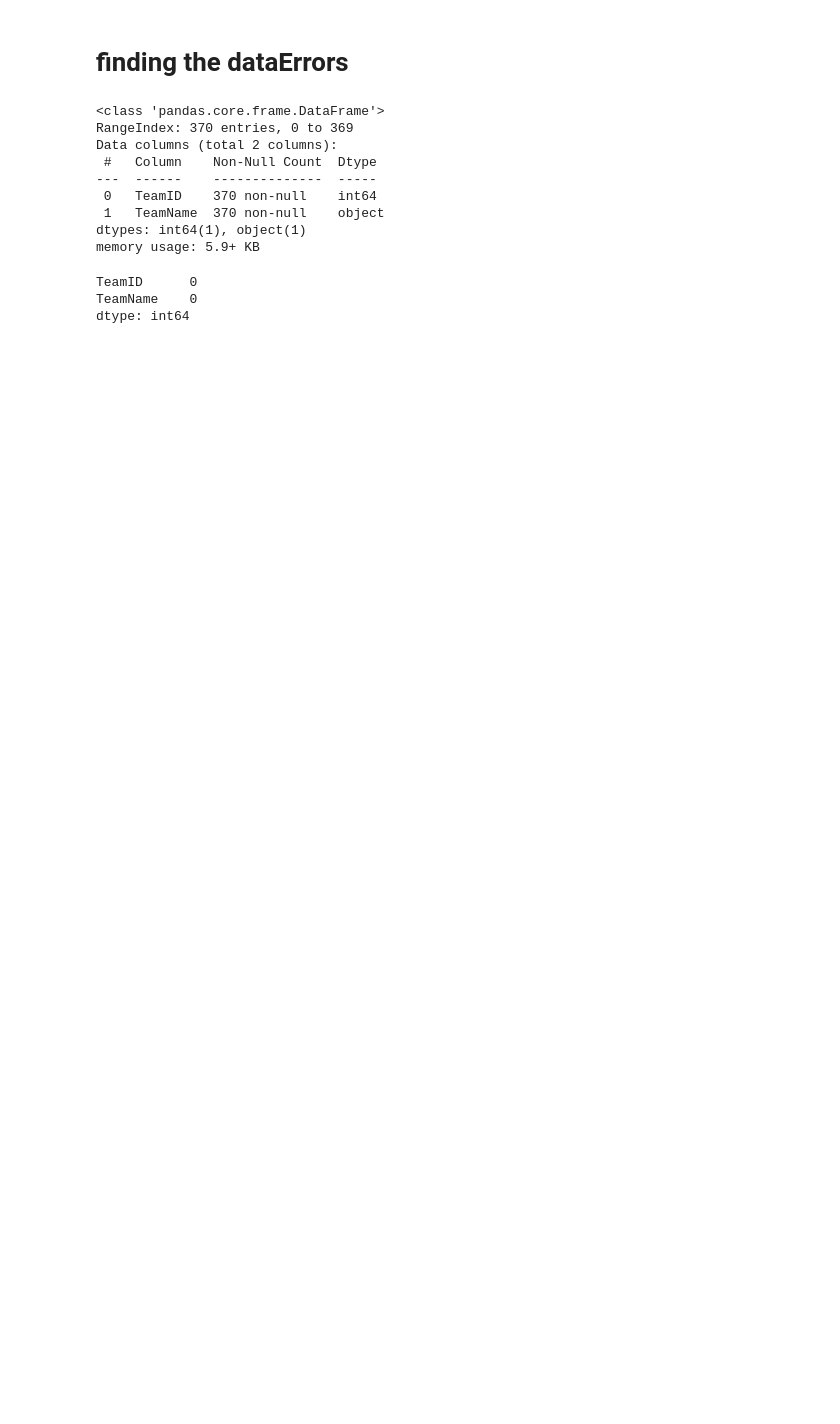
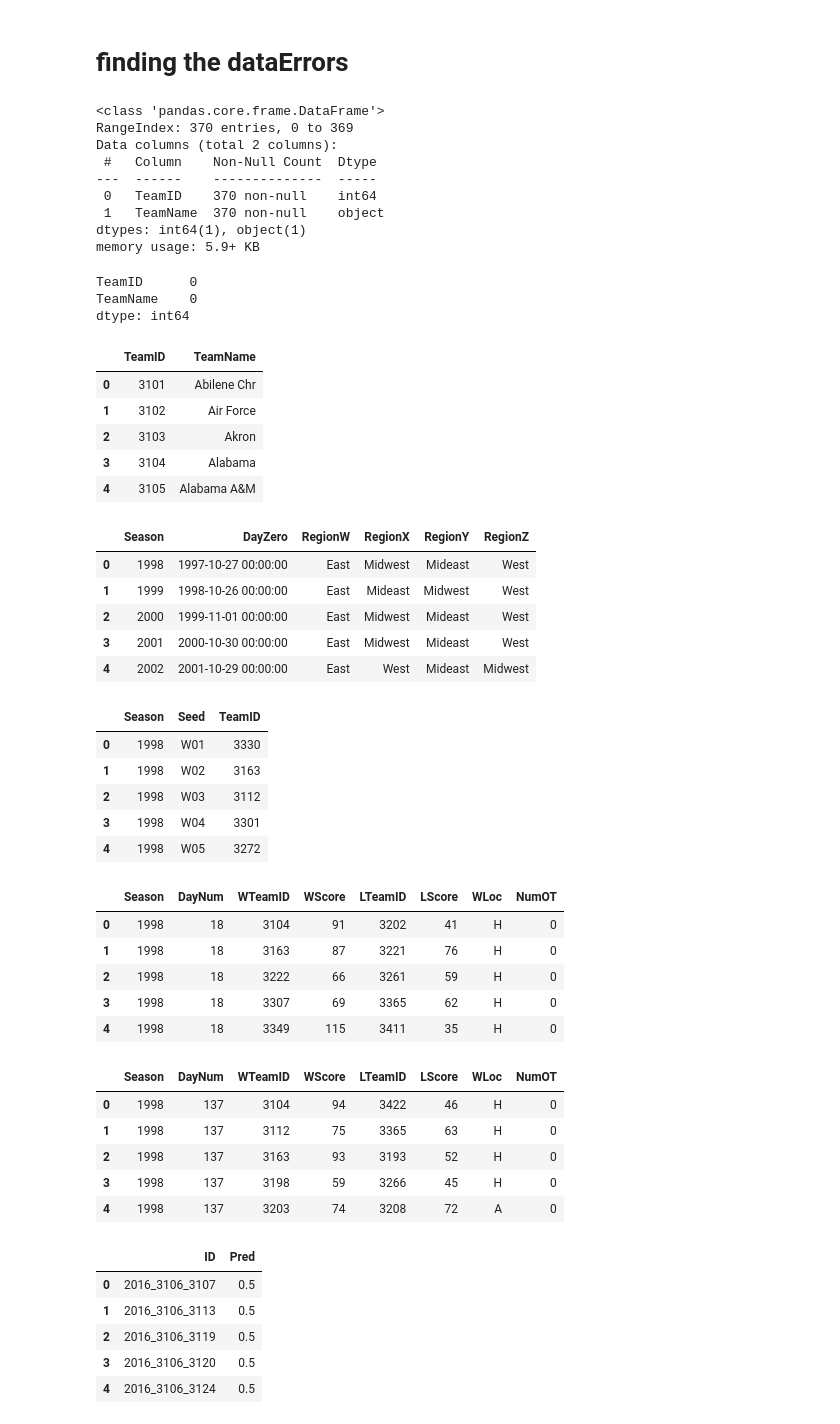
Before and after one commit to AlimamHu/advertisment_priceSPEND_Impact_to_price, a Jupyter notebook: woman-world-cup-cempintship-pridiction.ipynb, the cells around one changed output. Saved outputs shown, nothing was run; the diff lists cells and outputs as text; code cells hidden in the pictures; blank space fills up the shorter version.

```diff
--- a/woman-world-cup-cempintship-pridiction.ipynb
+++ b/woman-world-cup-cempintship-pridiction.ipynb
@@ -264,3 +274,49 @@ song.isnull().sum()
 TeamID      0
 TeamName    0
 dtype: int64
+# %%
+song=[WTeams,
+WSeasons,
+WNCAATourneySeeds,
+WRegularSeasonCompactResults,
+WNCAATourneyCompactResults ,
+WSampleSubmissionStage1]
+for  i in song:
+    display(i.head(5))
+# %% [output]
+|  | TeamID | TeamName |
+| 0 | 3101 | Abilene Chr |
+| 1 | 3102 | Air Force |
+| 2 | 3103 | Akron |
+| 3 | 3104 | Alabama |
+| 4 | 3105 | Alabama A&M |
+|  | Season | DayZero | RegionW | RegionX | RegionY | RegionZ |
+| 0 | 1998 | 1997-10-27 00:00:00 | East | Midwest | Mideast | West |
+| 1 | 1999 | 1998-10-26 00:00:00 | East | Mideast | Midwest | West |
+| 2 | 2000 | 1999-11-01 00:00:00 | East | Midwest | Mideast | West |
+| 3 | 2001 | 2000-10-30 00:00:00 | East | Midwest | Mideast | West |
+| 4 | 2002 | 2001-10-29 00:00:00 | East | West | Mideast | Midwest |
+|  | Season | Seed | TeamID |
+| 0 | 1998 | W01 | 3330 |
+| 1 | 1998 | W02 | 3163 |
+| 2 | 1998 | W03 | 3112 |
+| 3 | 1998 | W04 | 3301 |
+| 4 | 1998 | W05 | 3272 |
+|  | Season | DayNum | WTeamID | WScore | LTeamID | LScore | WLoc | NumOT |
+| 0 | 1998 | 18 | 3104 | 91 | 3202 | 41 | H | 0 |
+| 1 | 1998 | 18 | 3163 | 87 | 3221 | 76 | H | 0 |
+| 2 | 1998 | 18 | 3222 | 66 | 3261 | 59 | H | 0 |
+| 3 | 1998 | 18 | 3307 | 69 | 3365 | 62 | H | 0 |
+| 4 | 1998 | 18 | 3349 | 115 | 3411 | 35 | H | 0 |
+|  | Season | DayNum | WTeamID | WScore | LTeamID | LScore | WLoc | NumOT |
+| 0 | 1998 | 137 | 3104 | 94 | 3422 | 46 | H | 0 |
+| 1 | 1998 | 137 | 3112 | 75 | 3365 | 63 | H | 0 |
+| 2 | 1998 | 137 | 3163 | 93 | 3193 | 52 | H | 0 |
+| 3 | 1998 | 137 | 3198 | 59 | 3266 | 45 | H | 0 |
+| 4 | 1998 | 137 | 3203 | 74 | 3208 | 72 | A | 0 |
+|  | ID | Pred |
+| 0 | 2016_3106_3107 | 0.5 |
+| 1 | 2016_3106_3113 | 0.5 |
+| 2 | 2016_3106_3119 | 0.5 |
+| 3 | 2016_3106_3120 | 0.5 |
+| 4 | 2016_3106_3124 | 0.5 |
```
Also changed, not shown: parts of 2 cells of this notebook.
